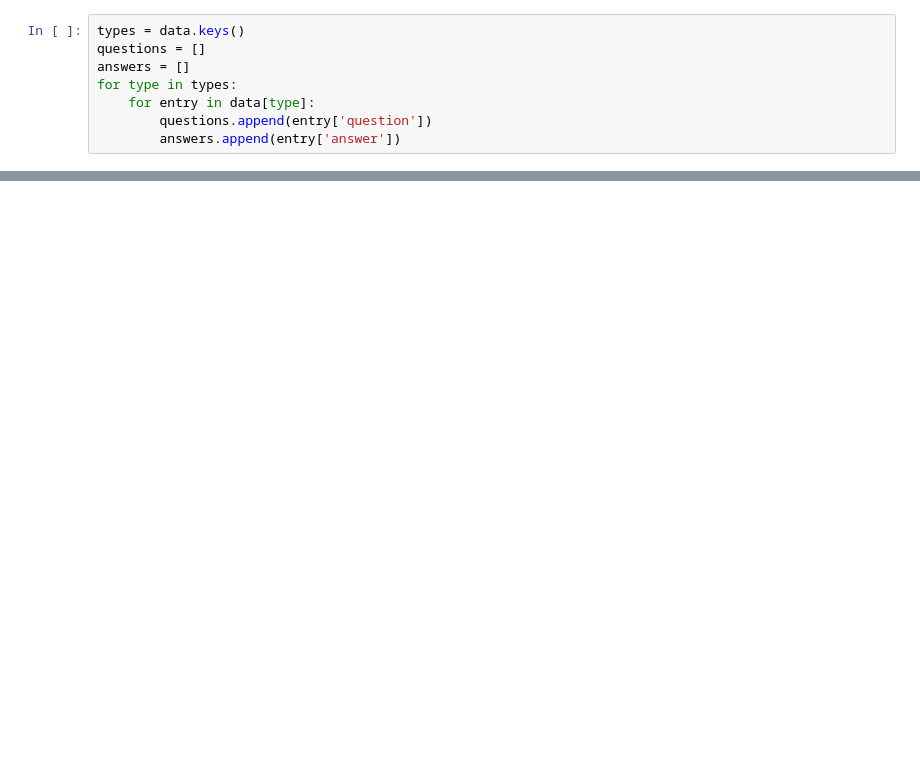
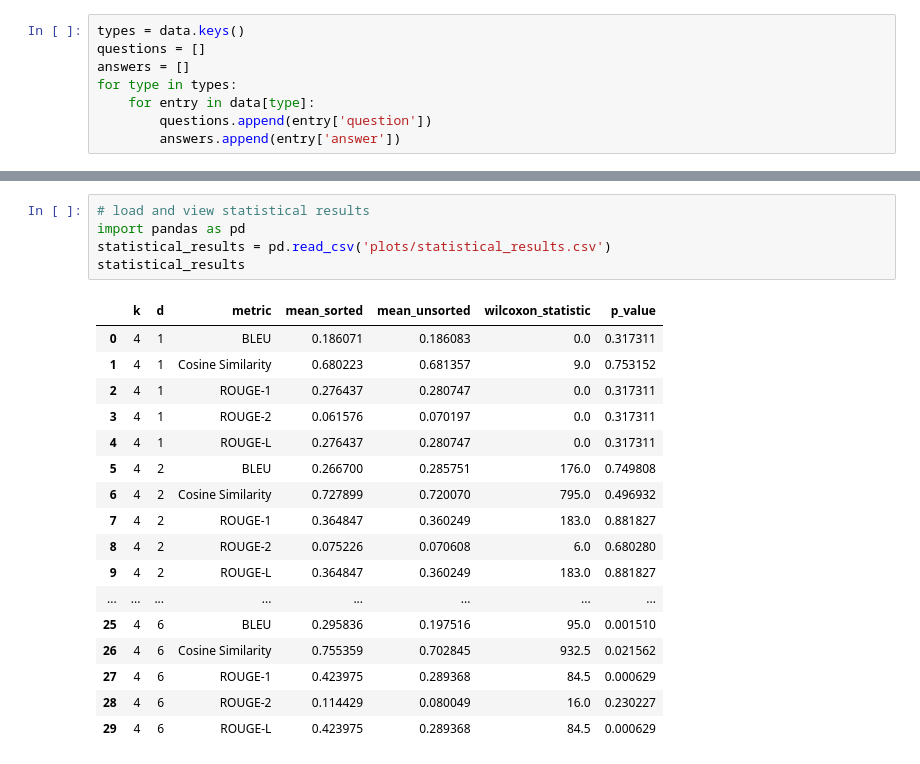
Before and after one commit to fnavarro94/NZTA-GraphRAG-Experiment, a Jupyter notebook: node_level_testing_sp_cot.ipynb, the cells around one changed output, grey strips where cells are left out. Drawn from its saved outputs; the diff is of its cells as text; blank space fills up the shorter version.

```diff
--- a/node_level_testing_sp_cot.ipynb
+++ b/node_level_testing_sp_cot.ipynb
@@ -319,0 +595,23 @@ Which line does the major transport infrastructure project in New Zealand, which
+# %%
+# load and view statistical results
+import pandas as pd
+statistical_results = pd.read_csv('plots/statistical_results.csv')
+statistical_results
+# %% [output]
+|  | k | d | metric | mean_sorted | mean_unsorted | wilcoxon_statistic | p_value |
+| 0 | 4 | 1 | BLEU | 0.186071 | 0.186083 | 0.0 | 0.317311 |
+| 1 | 4 | 1 | Cosine Similarity | 0.680223 | 0.681357 | 9.0 | 0.753152 |
+| 2 | 4 | 1 | ROUGE-1 | 0.276437 | 0.280747 | 0.0 | 0.317311 |
+| 3 | 4 | 1 | ROUGE-2 | 0.061576 | 0.070197 | 0.0 | 0.317311 |
+| 4 | 4 | 1 | ROUGE-L | 0.276437 | 0.280747 | 0.0 | 0.317311 |
+| 5 | 4 | 2 | BLEU | 0.266700 | 0.285751 | 176.0 | 0.749808 |
+| 6 | 4 | 2 | Cosine Similarity | 0.727899 | 0.720070 | 795.0 | 0.496932 |
+| 7 | 4 | 2 | ROUGE-1 | 0.364847 | 0.360249 | 183.0 | 0.881827 |
+| 8 | 4 | 2 | ROUGE-2 | 0.075226 | 0.070608 | 6.0 | 0.680280 |
+| 9 | 4 | 2 | ROUGE-L | 0.364847 | 0.360249 | 183.0 | 0.881827 |
+| ... | ... | ... | ... | ... | ... | ... | ... |
+| 25 | 4 | 6 | BLEU | 0.295836 | 0.197516 | 95.0 | 0.001510 |
+| 26 | 4 | 6 | Cosine Similarity | 0.755359 | 0.702845 | 932.5 | 0.021562 |
+| 27 | 4 | 6 | ROUGE-1 | 0.423975 | 0.289368 | 84.5 | 0.000629 |
+| 28 | 4 | 6 | ROUGE-2 | 0.114429 | 0.080049 | 16.0 | 0.230227 |
+| 29 | 4 | 6 | ROUGE-L | 0.423975 | 0.289368 | 84.5 | 0.000629 |
```
Also changed, not shown: parts of 31 cells of this notebook, 1 other file.
